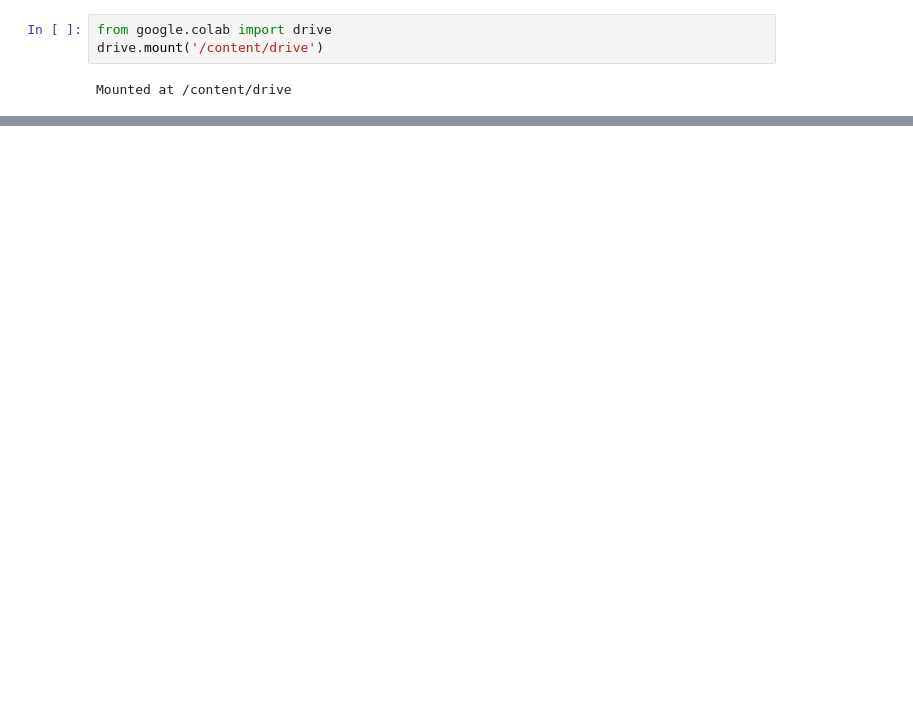
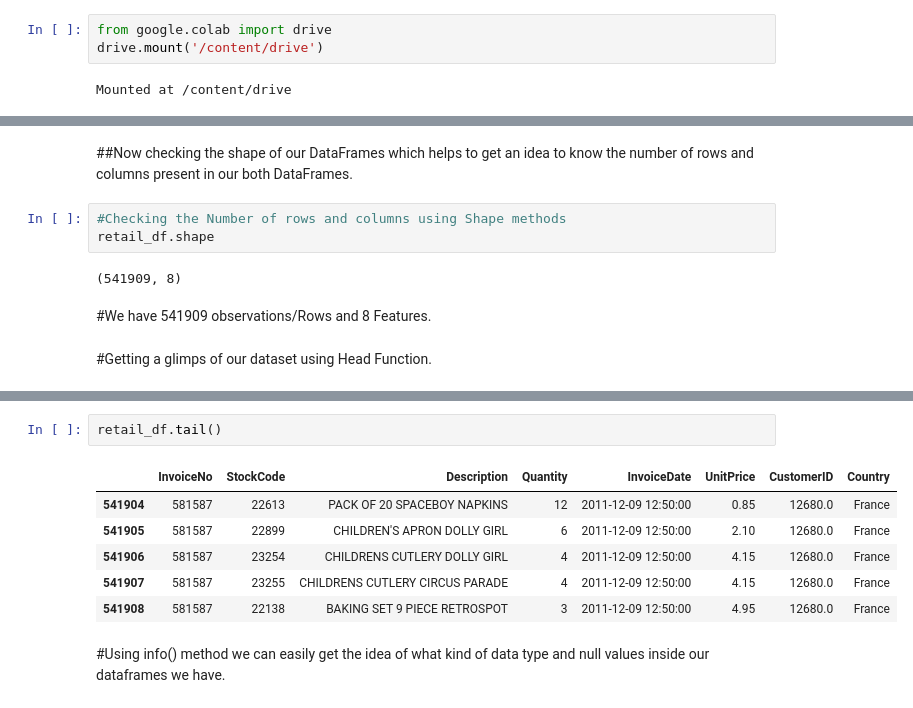
Before and after one commit to Lovejeet-Singh-31/Online-Retail-Customer-Segmentation, a Jupyter notebook: Online_Retail_Customer_Segmentation_Capstone_Project.ipynb, the cells around one changed output, grey strips where cells are left out. Saved outputs shown, nothing was run; the diff lists cells and outputs as text; blank space fills up the shorter version.

```diff
--- a/Online_Retail_Customer_Segmentation_Capstone_Project.ipynb
+++ b/Online_Retail_Customer_Segmentation_Capstone_Project.ipynb
@@ -54,3 +61,14 @@ retail_df = pd.read_excel('/content/drive/MyDrive/Colab Notebooks/Online Retail
+# %% [markdown]
+##Now checking the shape of our DataFrames which helps to get an idea to know the number of rows and columns present in our both DataFrames.
+# %%
+#Checking the Number of rows and columns using Shape methods
+retail_df.shape
+# %% [output]
+(541909, 8)
+# %% [markdown]
+#We have 541909 observations/Rows and 8 Features.
+# %% [markdown]
+#Getting a glimps of our dataset using Head Function.
 # %%
 retail_df.head()
 # %% [output]
@@ -60,3 +78,14 @@ retail_df.head()
 | 2 | 536365 | 84406B | CREAM CUPID HEARTS COAT HANGER | 8 | 2010-12-01 08:26:00 | 2.75 | 17850.0 | United Kingdom |
 | 3 | 536365 | 84029G | KNITTED UNION FLAG HOT WATER BOTTLE | 6 | 2010-12-01 08:26:00 | 3.39 | 17850.0 | United Kingdom |
 | 4 | 536365 | 84029E | RED WOOLLY HOTTIE WHITE HEART. | 6 | 2010-12-01 08:26:00 | 3.39 | 17850.0 | United Kingdom |
+# %%
+retail_df.tail()
+# %% [output]
+|  | InvoiceNo | StockCode | Description | Quantity | InvoiceDate | UnitPrice | CustomerID | Country |
+| 541904 | 581587 | 22613 | PACK OF 20 SPACEBOY NAPKINS | 12 | 2011-12-09 12:50:00 | 0.85 | 12680.0 | France |
+| 541905 | 581587 | 22899 | CHILDREN'S APRON DOLLY GIRL | 6 | 2011-12-09 12:50:00 | 2.10 | 12680.0 | France |
+| 541906 | 581587 | 23254 | CHILDRENS CUTLERY DOLLY GIRL | 4 | 2011-12-09 12:50:00 | 4.15 | 12680.0 | France |
+| 541907 | 581587 | 23255 | CHILDRENS CUTLERY CIRCUS PARADE | 4 | 2011-12-09 12:50:00 | 4.15 | 12680.0 | France |
+| 541908 | 581587 | 22138 | BAKING SET 9 PIECE RETROSPOT | 3 | 2011-12-09 12:50:00 | 4.95 | 12680.0 | France |
+# %% [markdown]
+#Using info() method we can easily get the idea of what kind of data type and null values inside our dataframes we have.
```
Also changed, not shown: parts of 41 cells of this notebook.
